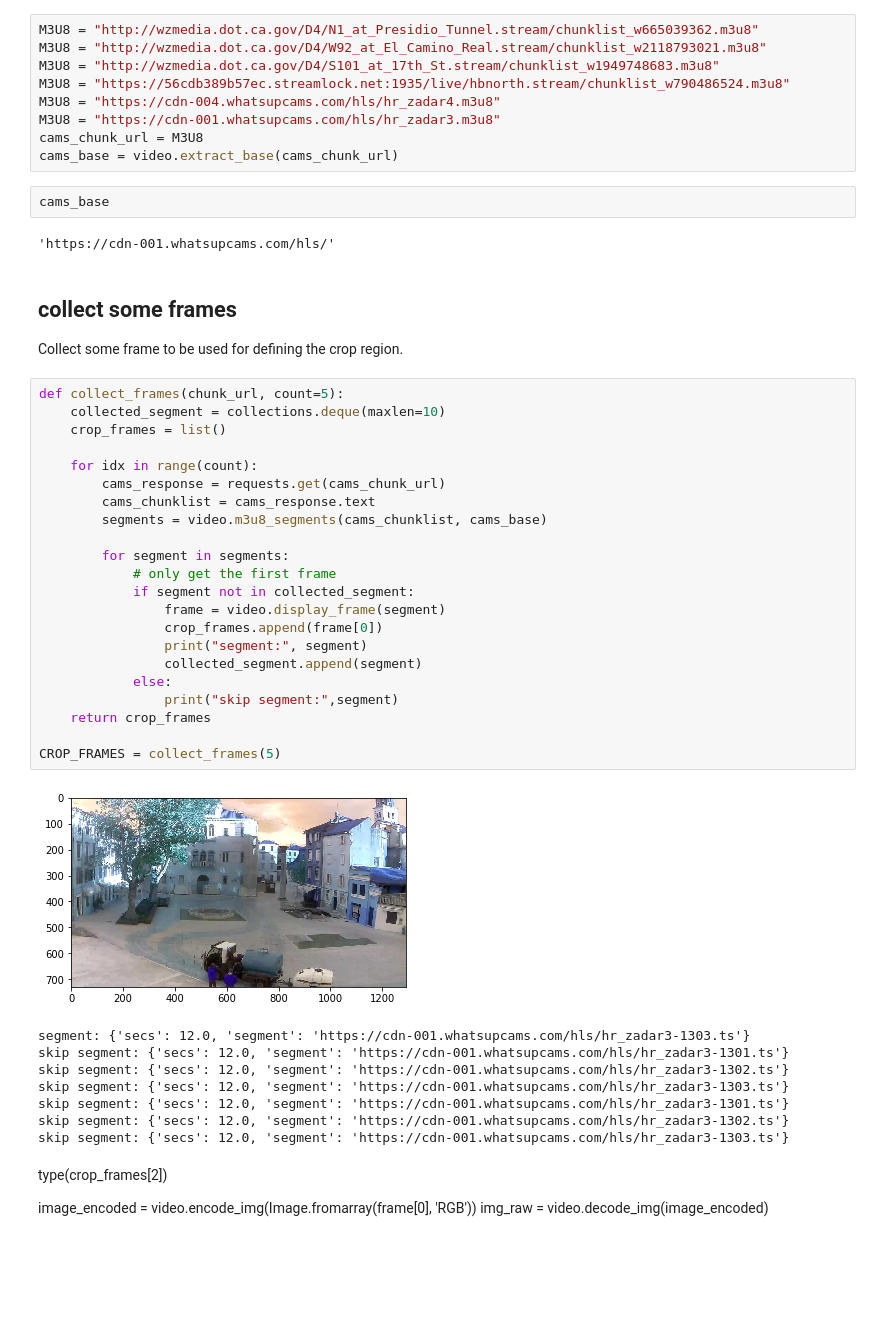
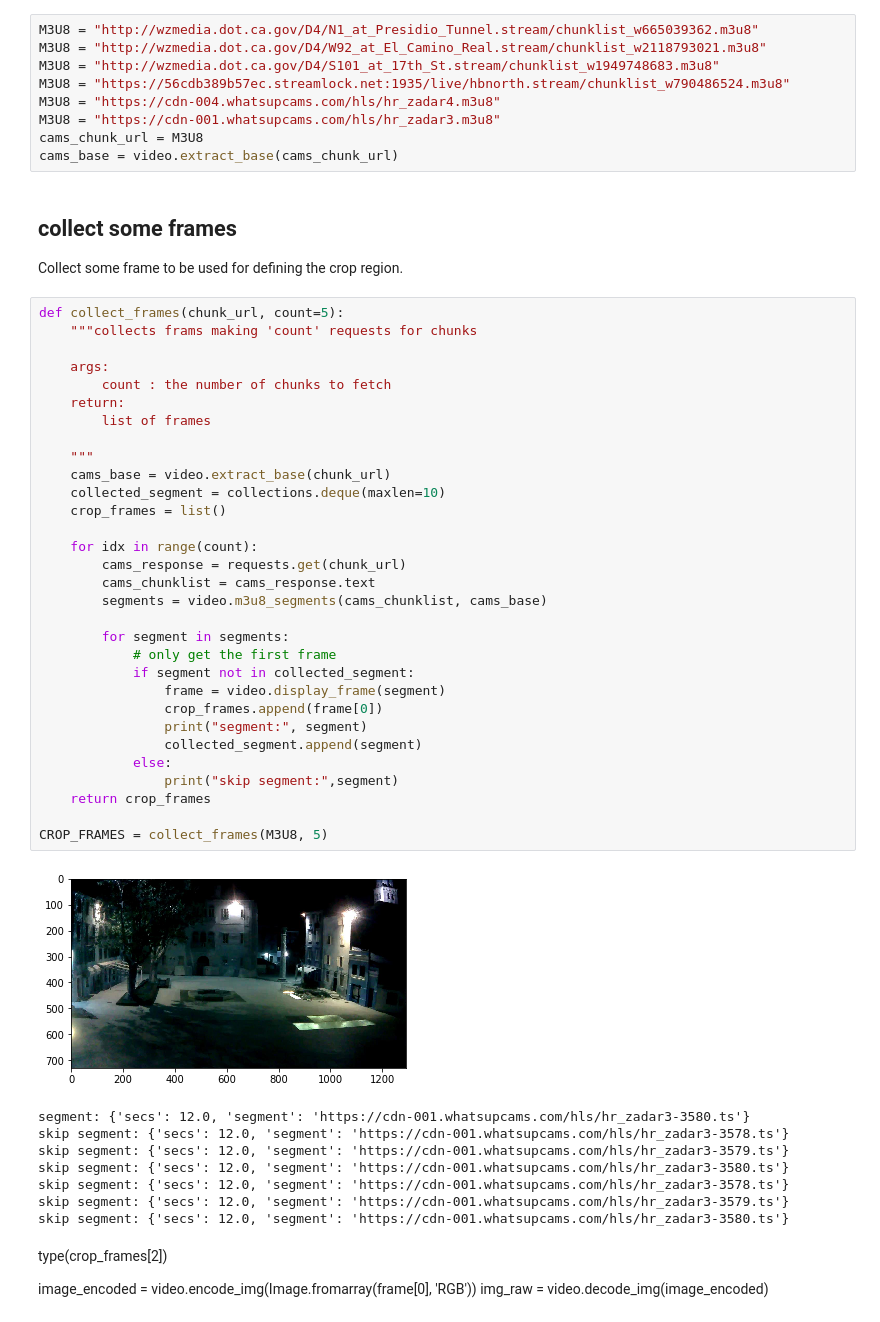
Before and after one commit to IBMStreams/sample.wikirecent, a Jupyter notebook: jupyter/videoGrab.ipynb, the cells around one changed output. Drawn from its saved outputs; the diff is of its cells as text; blank space fills up the shorter version.

```diff
--- a/jupyter/videoGrab.ipynb
+++ b/jupyter/videoGrab.ipynb
@@ -168,45 +168,50 @@ M3U8 = "https://cdn-004.whatsupcams.com/hls/hr_zadar4.m3u8"
 M3U8 = "https://cdn-001.whatsupcams.com/hls/hr_zadar3.m3u8"
 cams_chunk_url = M3U8
 cams_base = video.extract_base(cams_chunk_url)
-# %%
-cams_base
-# %% [output]
-'https://cdn-001.whatsupcams.com/hls/'
 # %% [markdown]
 ## collect some frames
 
 Collect some frame to be used for defining the crop region.
 # %%
 def collect_frames(chunk_url, count=5):
+    """collects frams making 'count' requests for chunks
+
+    args:
+        count : the number of chunks to fetch
+    return:
+        list of frames
+
+    """
+    cams_base = video.extract_base(chunk_url)
     collected_segment = collections.deque(maxlen=10)
     crop_frames = list()
 
     for idx in range(count):
-        cams_response = requests.get(cams_chunk_url)
+        cams_response = requests.get(chunk_url)
         cams_chunklist = cams_response.text
         segments = video.m3u8_segments(cams_chunklist, cams_base)
 
         for segment in segments:
             # only get the first frame
             if segment not in collected_segment:
                 frame = video.display_frame(segment)
                 crop_frames.append(frame[0])
                 print("segment:", segment)
                 collected_segment.append(segment)
             else:
                 print("skip segment:",segment)
     return crop_frames
 
-CROP_FRAMES = collect_frames(5)
+CROP_FRAMES = collect_frames(M3U8, 5)
 # %% [output]
-[figure, old version]
+[figure, new version]
-segment: {'secs': 12.0, 'segment': 'https://cdn-001.whatsupcams.com/hls/hr_zadar3-1303.ts'}
-skip segment: {'secs': 12.0, 'segment': 'https://cdn-001.whatsupcams.com/hls/hr_zadar3-1301.ts'}
-skip segment: {'secs': 12.0, 'segment': 'https://cdn-001.whatsupcams.com/hls/hr_zadar3-1302.ts'}
-skip segment: {'secs': 12.0, 'segment': 'https://cdn-001.whatsupcams.com/hls/hr_zadar3-1303.ts'}
-skip segment: {'secs': 12.0, 'segment': 'https://cdn-001.whatsupcams.com/hls/hr_zadar3-1301.ts'}
-skip segment: {'secs': 12.0, 'segment': 'https://cdn-001.whatsupcams.com/hls/hr_zadar3-1302.ts'}
-skip segment: {'secs': 12.0, 'segment': 'https://cdn-001.whatsupcams.com/hls/hr_zadar3-1303.ts'}
+segment: {'secs': 12.0, 'segment': 'https://cdn-001.whatsupcams.com/hls/hr_zadar3-3580.ts'}
+skip segment: {'secs': 12.0, 'segment': 'https://cdn-001.whatsupcams.com/hls/hr_zadar3-3578.ts'}
+skip segment: {'secs': 12.0, 'segment': 'https://cdn-001.whatsupcams.com/hls/hr_zadar3-3579.ts'}
+skip segment: {'secs': 12.0, 'segment': 'https://cdn-001.whatsupcams.com/hls/hr_zadar3-3580.ts'}
+skip segment: {'secs': 12.0, 'segment': 'https://cdn-001.whatsupcams.com/hls/hr_zadar3-3578.ts'}
+skip segment: {'secs': 12.0, 'segment': 'https://cdn-001.whatsupcams.com/hls/hr_zadar3-3579.ts'}
+skip segment: {'secs': 12.0, 'segment': 'https://cdn-001.whatsupcams.com/hls/hr_zadar3-3580.ts'}
 # %% [markdown]
 type(crop_frames[2])
 
```
Also changed, not shown: parts of 14 cells of this notebook.
